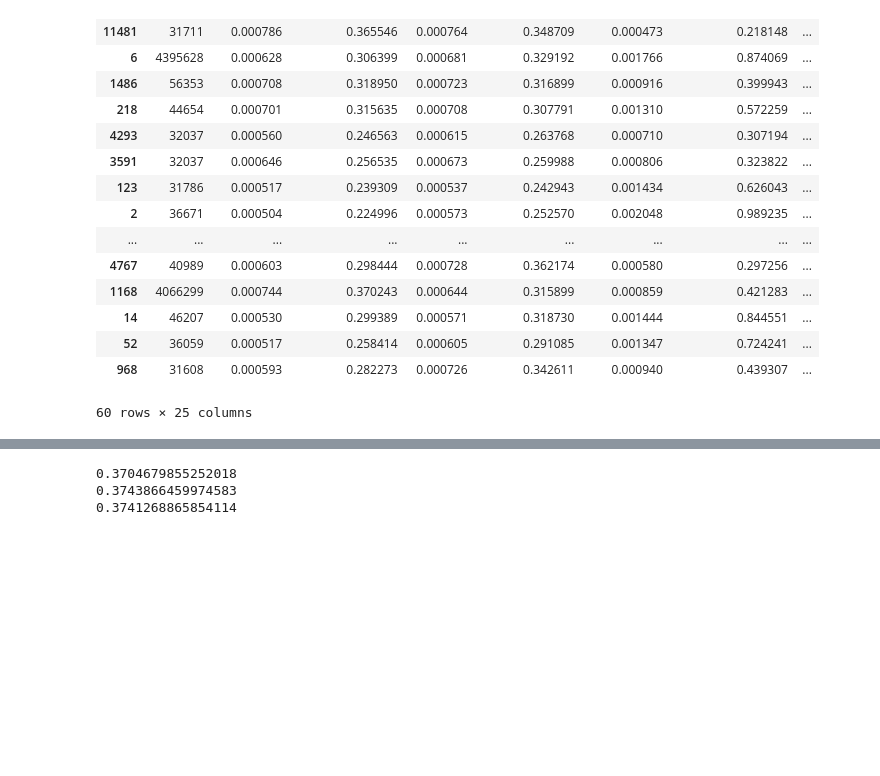
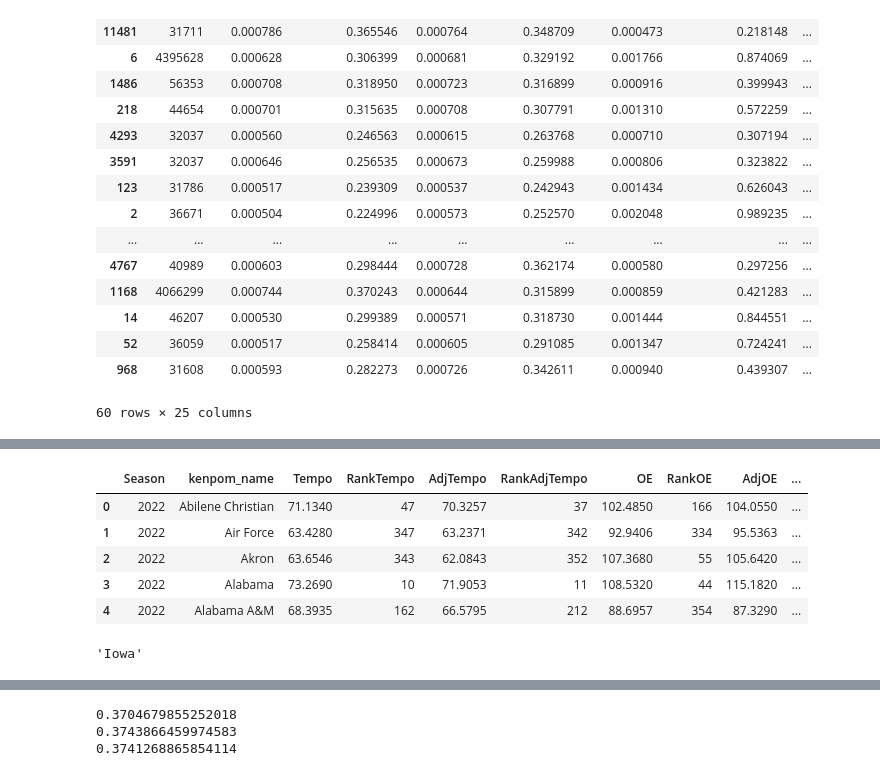
Before and after one commit to btatkinson/NCAA-basketball-Capstone, a Jupyter notebook: notebooks/visualizations/streamlit_historical_players.ipynb, the cells around one changed output, grey strips where cells are left out. Cells and saved outputs as stored; diff of their text form; code cells hidden in the pictures; blank space fills up the shorter version.

```diff
--- a/notebooks/visualizations/streamlit_historical_players.ipynb
+++ b/notebooks/visualizations/streamlit_historical_players.ipynb
@@ -682,0 +896,16 @@ test.sort_values(by='pc_1', ascending=False).head(60)
+# %%
+
+
+
+k22.head()
+# %% [output]
+|  | Season | kenpom_name | Tempo | RankTempo | AdjTempo | RankAdjTempo | OE | RankOE | AdjOE | ... |
+| 0 | 2022 | Abilene Christian | 71.1340 | 47 | 70.3257 | 37 | 102.4850 | 166 | 104.0550 | ... |
+| 1 | 2022 | Air Force | 63.4280 | 347 | 63.2371 | 342 | 92.9406 | 334 | 95.5363 | ... |
+| 2 | 2022 | Akron | 63.6546 | 343 | 62.0843 | 352 | 107.3680 | 55 | 105.6420 | ... |
+| 3 | 2022 | Alabama | 73.2690 | 10 | 71.9053 | 11 | 108.5320 | 44 | 115.1820 | ... |
+| 4 | 2022 | Alabama A&M | 68.3935 | 162 | 66.5795 | 212 | 88.6957 | 354 | 87.3290 | ... |
+# %%
+tname2kenpom['Iowa']
+# %% [output]
+'Iowa'
```
Also changed, not shown: parts of 29 cells of this notebook, 3 other files.
